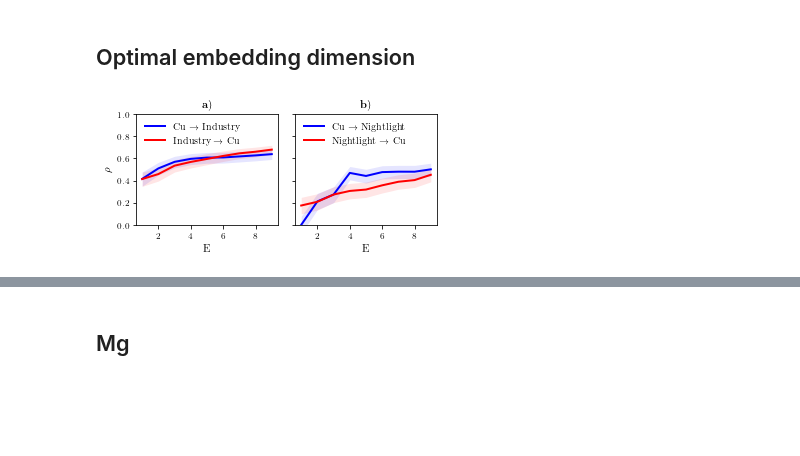
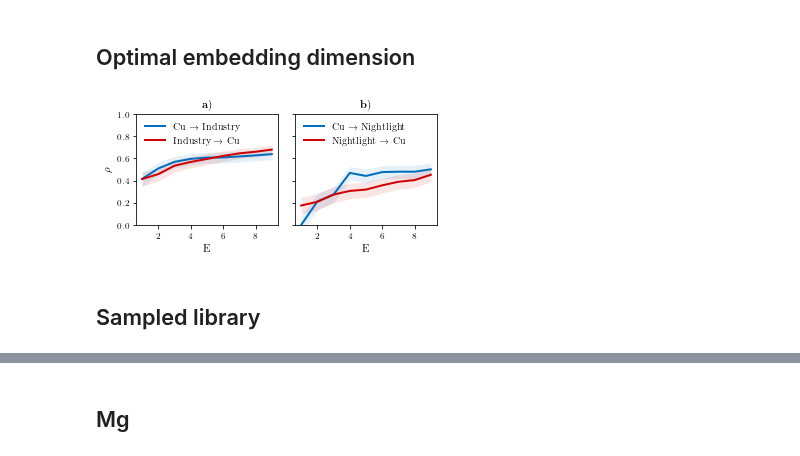
Before and after one commit to KatharinaBracher/GCCM, a Jupyter notebook: code/Pollution.ipynb, the cells around one changed output, grey strips where cells are left out. Saved outputs shown, nothing was run; the diff lists cells and outputs as text; code cells hidden in the pictures; blank space fills up the shorter version.

```diff
--- a/code/Pollution.ipynb
+++ b/code/Pollution.ipynb
@@ -453,9 +463,9 @@ dims = np.arange(1,10)
 # %%
 # Load the results from file
 # python results
-with open('pollution_results/corrected_input/Iresults_optE.pkl', 'rb') as pickle_file:
+with open('pollution_results/corrected_input_Cu/Iresults_optE.pkl', 'rb') as pickle_file:
     iresults = pickle.load(pickle_file)
-with open('pollution_results/corrected_input/Nresults_optE.pkl', 'rb') as pickle_file:
+with open('pollution_results/corrected_input_Cu/Nresults_optE.pkl', 'rb') as pickle_file:
     nresults = pickle.load(pickle_file)
 ix_xmap_y_optE, iy_xmap_x_optE = get_mean(iresults, dims)
 nx_xmap_y_optE, ny_xmap_x_optE = get_mean(nresults, dims)
@@ -464,34 +474,36 @@ i_xy_u, i_xy_l, i_yx_u, i_yx_l = get_interval(iresults, dims)
 n_xy_u, n_xy_l, n_yx_u, n_yx_l = get_interval(nresults, dims)
 # %%
 fig, ax = plt.subplots(1,2, figsize=(5,2.5), sharex=True, sharey=True)
-ax[0].plot(dims, ix_xmap_y_optE,  c='b',  lw=2, label = r'Cu $\rightarrow$ Industry')
-ax[0].fill_between(dims, i_xy_l, i_xy_u, color='b', alpha=0.1, lw=0)
-ax[0].plot(dims, iy_xmap_x_optE,  c='r',  lw=2, label = r'Industry $\rightarrow$ Cu')
-ax[0].fill_between(dims, i_yx_l, i_yx_u, color='r', alpha=0.1, lw=0)
+ax[0].plot(dims, ix_xmap_y_optE,  c='#006EBC',  lw=2, label = r'Cu $\rightarrow$ Industry')
+ax[0].fill_between(dims, i_xy_l, i_xy_u, color='#006EBC', alpha=0.1, lw=0)
+ax[0].plot(dims, iy_xmap_x_optE,  c='#D00000',  lw=2, label = r'Industry $\rightarrow$ Cu')
+ax[0].fill_between(dims, i_yx_l, i_yx_u, color='#D00000', alpha=0.1, lw=0)
 
 ax[0].set_ylim(0,1)
 ax[0].set_title(r'$\textbf a)$')
 ax[0].set_xlabel('E')
 ax[0].set_ylabel(r'$\rho$')
 legend = ax[0].legend(markerscale=1., handler_map={tuple: HandlerTuple(ndivide=None, pad=0.7)},
                       loc='upper left', frameon=False)
 for legobj in legend.legendHandles:
     legobj.set_linewidth(2)
 
-ax[1].plot(dims, nx_xmap_y_optE,  c='b',  lw=2, label = r'Cu $\rightarrow$ Nightlight')
-ax[1].fill_between(dims, n_xy_l, n_xy_u, color='b', alpha=0.1, lw=0)
-ax[1].plot(dims, ny_xmap_x_optE,  c='r',  lw=2, label = r'Nightlight $\rightarrow$ Cu')
-ax[1].fill_between(dims, n_yx_l, n_yx_u, color='r', alpha=0.1, lw=0)
+ax[1].plot(dims, nx_xmap_y_optE,  c='#006EBC',  lw=2, label = r'Cu $\rightarrow$ Nightlight')
+ax[1].fill_between(dims, n_xy_l, n_xy_u, color='#006EBC', alpha=0.1, lw=0)
+ax[1].plot(dims, ny_xmap_x_optE,  c='#D00000',  lw=2, label = r'Nightlight $\rightarrow$ Cu')
+ax[1].fill_between(dims, n_yx_l, n_yx_u, color='#D00000', alpha=0.1, lw=0)
 
 ax[1].set_ylim(0,1)
 ax[1].set_title(r'$\textbf b)$')
 ax[1].set_xlabel('E')
 legend = ax[1].legend(markerscale=1., handler_map={tuple: HandlerTuple(ndivide=None, pad=0.7)},
                       loc='upper left', frameon=False)
 for legobj in legend.legendHandles:
     legobj.set_linewidth(2)
 
 plt.tight_layout()
 plt.savefig('plots/pollution/pollution_optE_fix_i_a.pdf', bbox_inches='tight')
 # %% [output]
-[figure, old version]
+[figure, new version]
+# %% [markdown]
+## Sampled library
```
Also changed, not shown: parts of 14 cells of this notebook, 21 other files.
